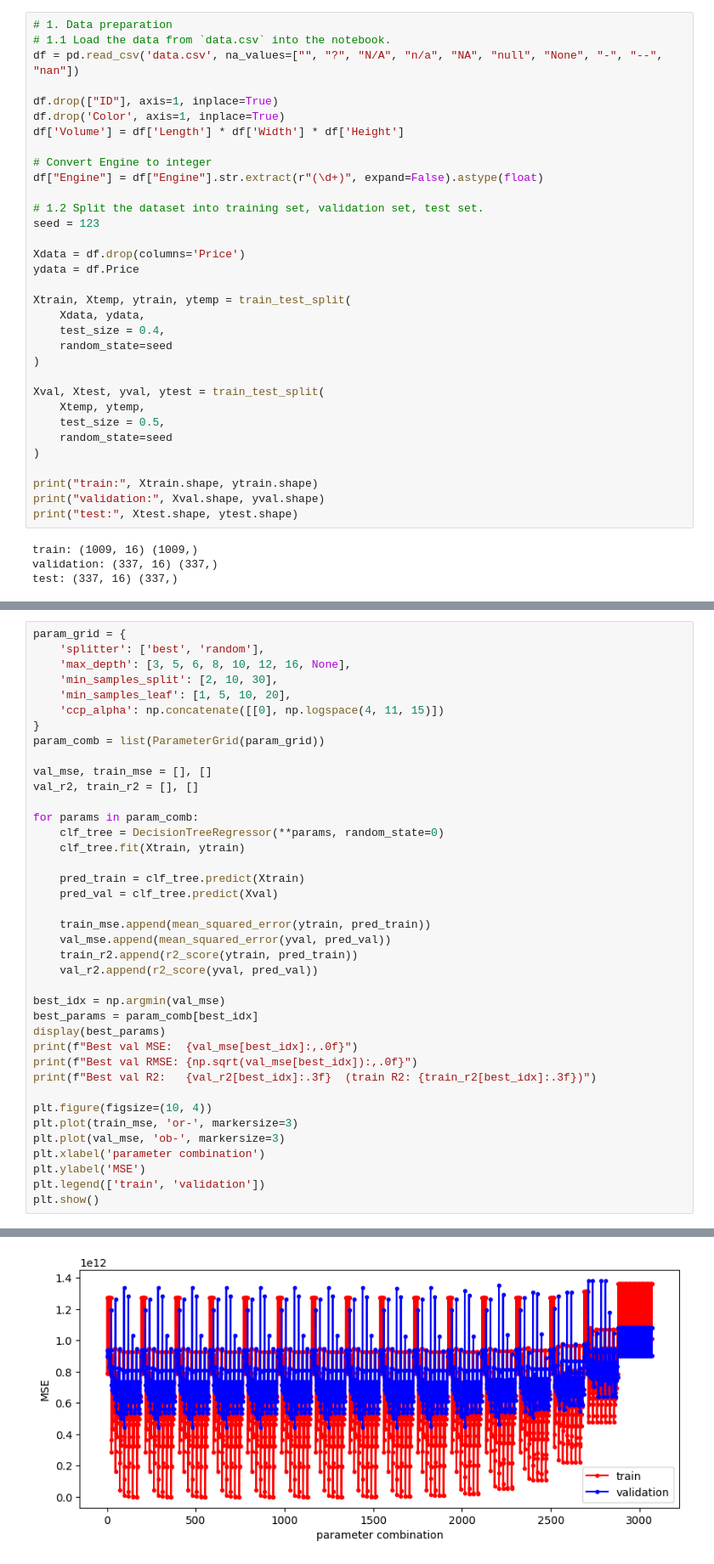
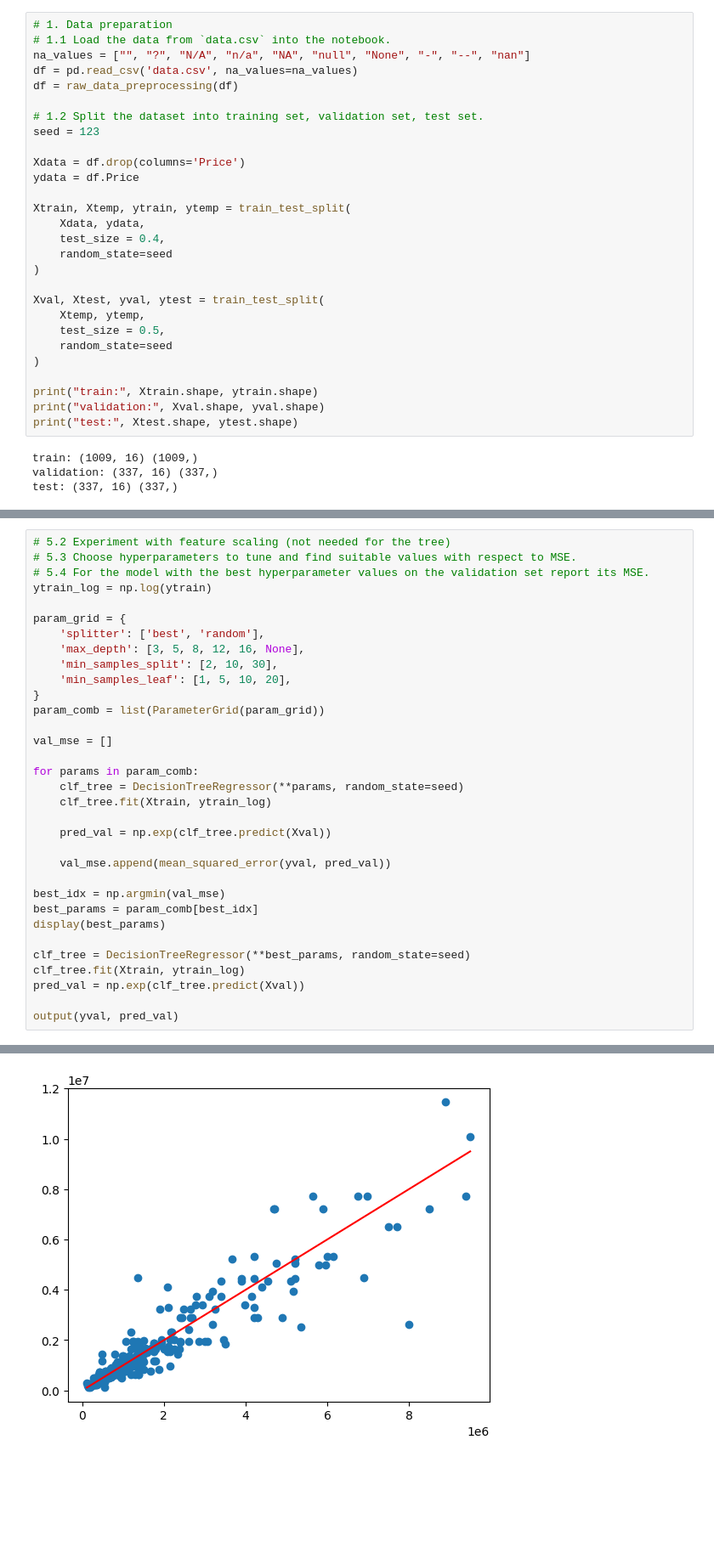
Before and after one commit to TymofiiKotliar/ML1-regression-model, a Jupyter notebook: homework_01_regression.ipynb, the cells around one changed output, grey strips where cells are left out. Shown at 85% size. Cells and saved outputs as stored; diff of their text form; blank space fills up the shorter version.

```diff
--- a/homework_01_regression.ipynb
+++ b/homework_01_regression.ipynb
@@ -128,14 +137,9 @@ def output(y, y_pred):
 # %%
 # 1. Data preparation
 # 1.1 Load the data from `data.csv` into the notebook.
-df = pd.read_csv('data.csv', na_values=["", "?", "N/A", "n/a", "NA", "null", "None", "-", "--", "nan"])
-
-df.drop(["ID"], axis=1, inplace=True)
-df.drop('Color', axis=1, inplace=True)
-df['Volume'] = df['Length'] * df['Width'] * df['Height']
-
-# Convert Engine to integer
-df["Engine"] = df["Engine"].str.extract(r"(\d+)", expand=False).astype(float)
+na_values = ["", "?", "N/A", "n/a", "NA", "null", "None", "-", "--", "nan"]
+df = pd.read_csv('data.csv', na_values=na_values)
+df = raw_data_preprocessing(df)
 
 # 1.2 Split the dataset into training set, validation set, test set.
 seed = 123
@@ -334,40 +470,34 @@ R2 score:
 # %%
+# 5.2 Experiment with feature scaling (not needed for the tree)
+# 5.3 Choose hyperparameters to tune and find suitable values with respect to MSE.
+# 5.4 For the model with the best hyperparameter values on the validation set report its MSE.
+ytrain_log = np.log(ytrain)
+
 param_grid = {
     'splitter': ['best', 'random'],
-    'max_depth': [3, 5, 6, 8, 10, 12, 16, None],
+    'max_depth': [3, 5, 8, 12, 16, None],
     'min_samples_split': [2, 10, 30],
     'min_samples_leaf': [1, 5, 10, 20],
-    'ccp_alpha': np.concatenate([[0], np.logspace(4, 11, 15)])
 }
 param_comb = list(ParameterGrid(param_grid))
 
-val_mse, train_mse = [], []
-val_r2, train_r2 = [], []
+val_mse = []
 
 for params in param_comb:
-    clf_tree = DecisionTreeRegressor(**params, random_state=0)
-    clf_tree.fit(Xtrain, ytrain)
+    clf_tree = DecisionTreeRegressor(**params, random_state=seed)
+    clf_tree.fit(Xtrain, ytrain_log)
 
-    pred_train = clf_tree.predict(Xtrain)
-    pred_val = clf_tree.predict(Xval)
+    pred_val = np.exp(clf_tree.predict(Xval))
 
-    train_mse.append(mean_squared_error(ytrain, pred_train))
     val_mse.append(mean_squared_error(yval, pred_val))
-    train_r2.append(r2_score(ytrain, pred_train))
-    val_r2.append(r2_score(yval, pred_val))
 
 best_idx = np.argmin(val_mse)
 best_params = param_comb[best_idx]
 display(best_params)
-print(f"Best val MSE:  {val_mse[best_idx]:,.0f}")
-print(f"Best val RMSE: {np.sqrt(val_mse[best_idx]):,.0f}")
-print(f"Best val R2:   {val_r2[best_idx]:.3f}  (train R2: {train_r2[best_idx]:.3f})")
 
-plt.figure(figsize=(10, 4))
-plt.plot(train_mse, 'or-', markersize=3)
-plt.plot(val_mse, 'ob-', markersize=3)
-plt.xlabel('parameter combination')
-plt.ylabel('MSE')
-plt.legend(['train', 'validation'])
-plt.show()
+clf_tree = DecisionTreeRegressor(**best_params, random_state=seed)
+clf_tree.fit(Xtrain, ytrain_log)
+pred_val = np.exp(clf_tree.predict(Xval))
+
+output(yval, pred_val)
 # %% [output]
@@ -382 +511 @@ Best val R2:   0.851  (train R2: 0.965)
-[figure, old version]
+[figure, new version]
```
Also changed, not shown: parts of 24 cells of this notebook, 1 other file.
